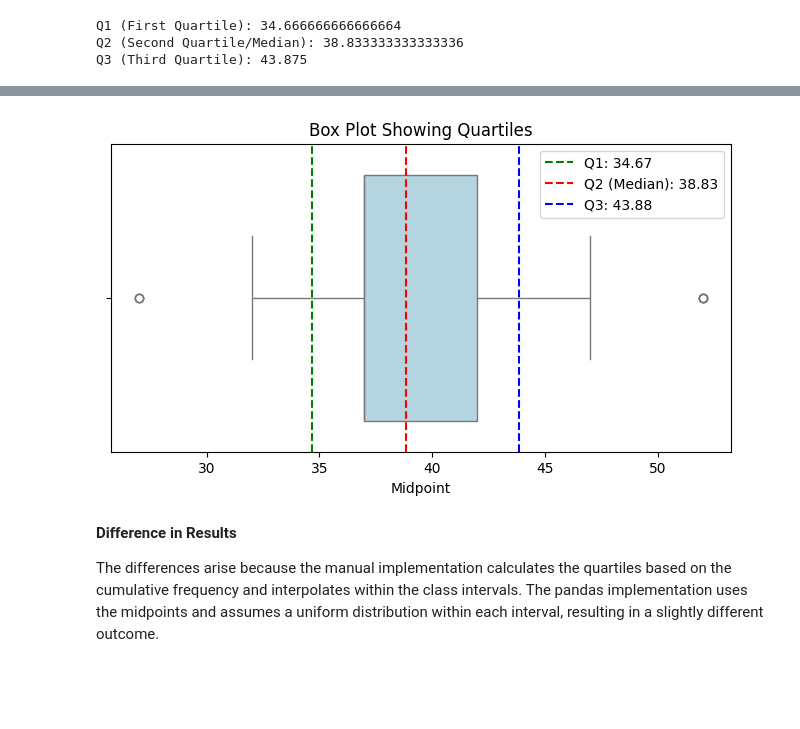
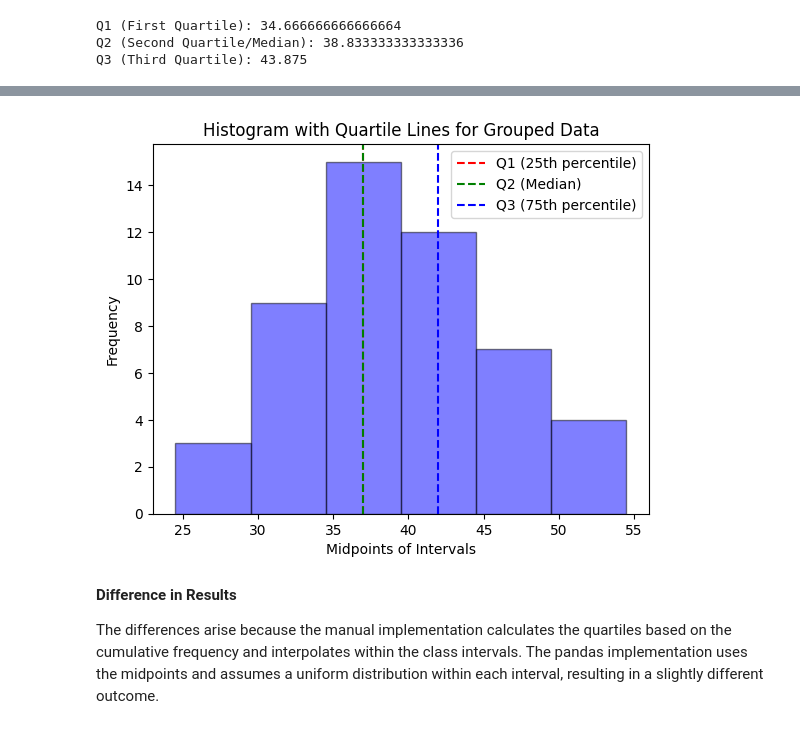
Before and after one commit to imranhasan22/handbook_imran, a Jupyter notebook: ai/Statistics.ipynb, the cells around one changed output, grey strips where cells are left out. Cells and saved outputs as stored; diff of their text form; code cells hidden in the pictures; blank space fills up the shorter version.

```diff
--- a/ai/Statistics.ipynb
+++ b/ai/Statistics.ipynb
@@ -822,17 +808,17 @@ Q2 (Second Quartile/Median): 37.0
 Q3 (Third Quartile): 42.0
 # %%
 # Visualization
-import seaborn as sns
-plt.figure(figsize=(8, 4))
-sns.boxplot(x=df['Midpoint'].repeat(df['Frequency']), color='lightblue')
-plt.axvline(Q1, color='green', linestyle='--', label=f'Q1: {Q1:.2f}')
-plt.axvline(Q2, color='red', linestyle='--', label=f'Q2 (Median): {Q2:.2f}')
-plt.axvline(Q3, color='blue', linestyle='--', label=f'Q3: {Q3:.2f}')
-plt.title('Box Plot Showing Quartiles')
+plt.bar(df['Midpoint'], df['Frequency'], width=5, alpha=0.5, color='blue', edgecolor='black')
+plt.axvline(Q1, color='r', linestyle='--', label='Q1 (25th percentile)')
+plt.axvline(Q2, color='g', linestyle='--', label='Q2 (Median)')
+plt.axvline(Q3, color='b', linestyle='--', label='Q3 (75th percentile)')
+plt.title('Histogram with Quartile Lines for Grouped Data')
+plt.xlabel('Midpoints of Intervals')
+plt.ylabel('Frequency')
 plt.legend()
 plt.show()
 # %% [output]
-[figure, old version]
+[figure, new version]
 # %% [markdown]
 __Difference in Results__
 
```
Also changed, not shown: parts of 1 cell of this notebook.
